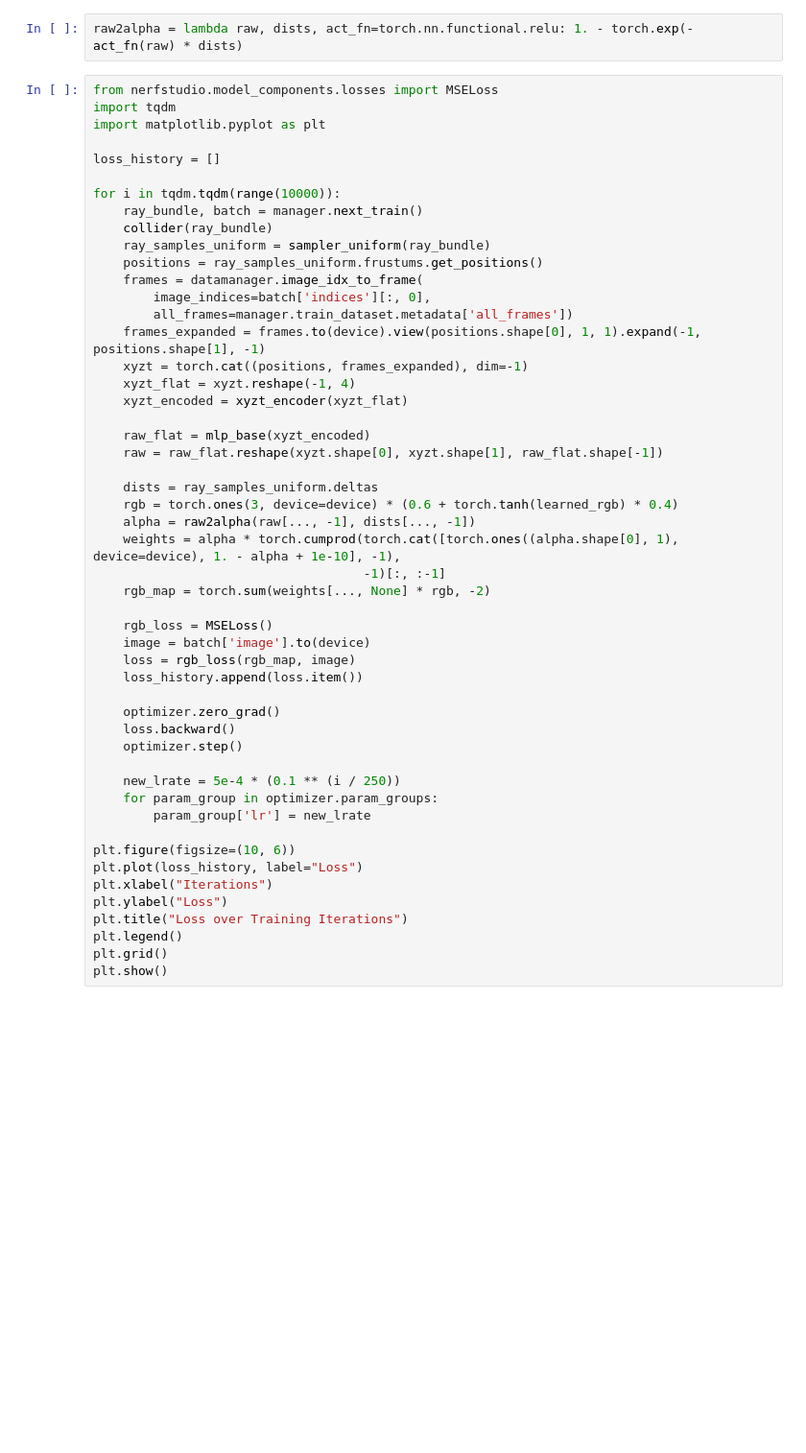
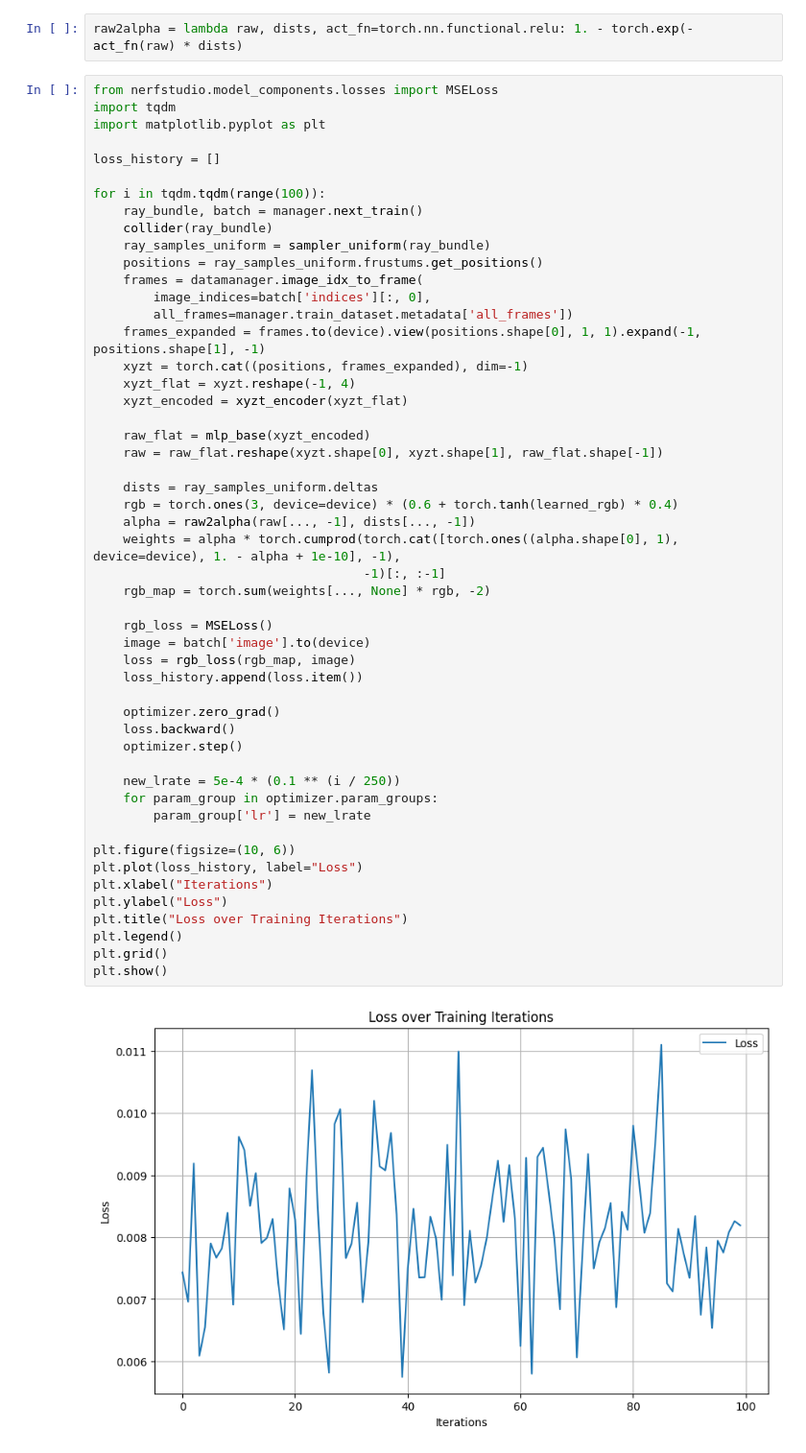
Before and after one commit to Xayah-Hina/Instant-PINF, a Jupyter notebook: hyfluid/total.ipynb, the cells around one changed output. Shown at 96% size. Cells and saved outputs as stored; diff of their text form; blank space fills up the shorter version.

```diff
--- a/hyfluid/total.ipynb
+++ b/hyfluid/total.ipynb
@@ -80,7 +77,7 @@ import matplotlib.pyplot as plt
 
 loss_history = []
 
-for i in tqdm.tqdm(range(10000)):
+for i in tqdm.tqdm(range(100)):
     ray_bundle, batch = manager.next_train()
     collider(ray_bundle)
     ray_samples_uniform = sampler_uniform(ray_bundle)
@@ -97,30 +94,32 @@ for i in tqdm.tqdm(range(10000)):
     raw = raw_flat.reshape(xyzt.shape[0], xyzt.shape[1], raw_flat.shape[-1])
 
     dists = ray_samples_uniform.deltas
     rgb = torch.ones(3, device=device) * (0.6 + torch.tanh(learned_rgb) * 0.4)
     alpha = raw2alpha(raw[..., -1], dists[..., -1])
     weights = alpha * torch.cumprod(torch.cat([torch.ones((alpha.shape[0], 1), device=device), 1. - alpha + 1e-10], -1),
                                     -1)[:, :-1]
     rgb_map = torch.sum(weights[..., None] * rgb, -2)
 
     rgb_loss = MSELoss()
     image = batch['image'].to(device)
     loss = rgb_loss(rgb_map, image)
     loss_history.append(loss.item())
 
     optimizer.zero_grad()
     loss.backward()
     optimizer.step()
 
     new_lrate = 5e-4 * (0.1 ** (i / 250))
     for param_group in optimizer.param_groups:
         param_group['lr'] = new_lrate
 
 plt.figure(figsize=(10, 6))
 plt.plot(loss_history, label="Loss")
 plt.xlabel("Iterations")
 plt.ylabel("Loss")
 plt.title("Loss over Training Iterations")
 plt.legend()
 plt.grid()
 plt.show()
+# %% [output]
+[figure, added]
```
Also changed, not shown: parts of 1 cell of this notebook, 3 other files.
